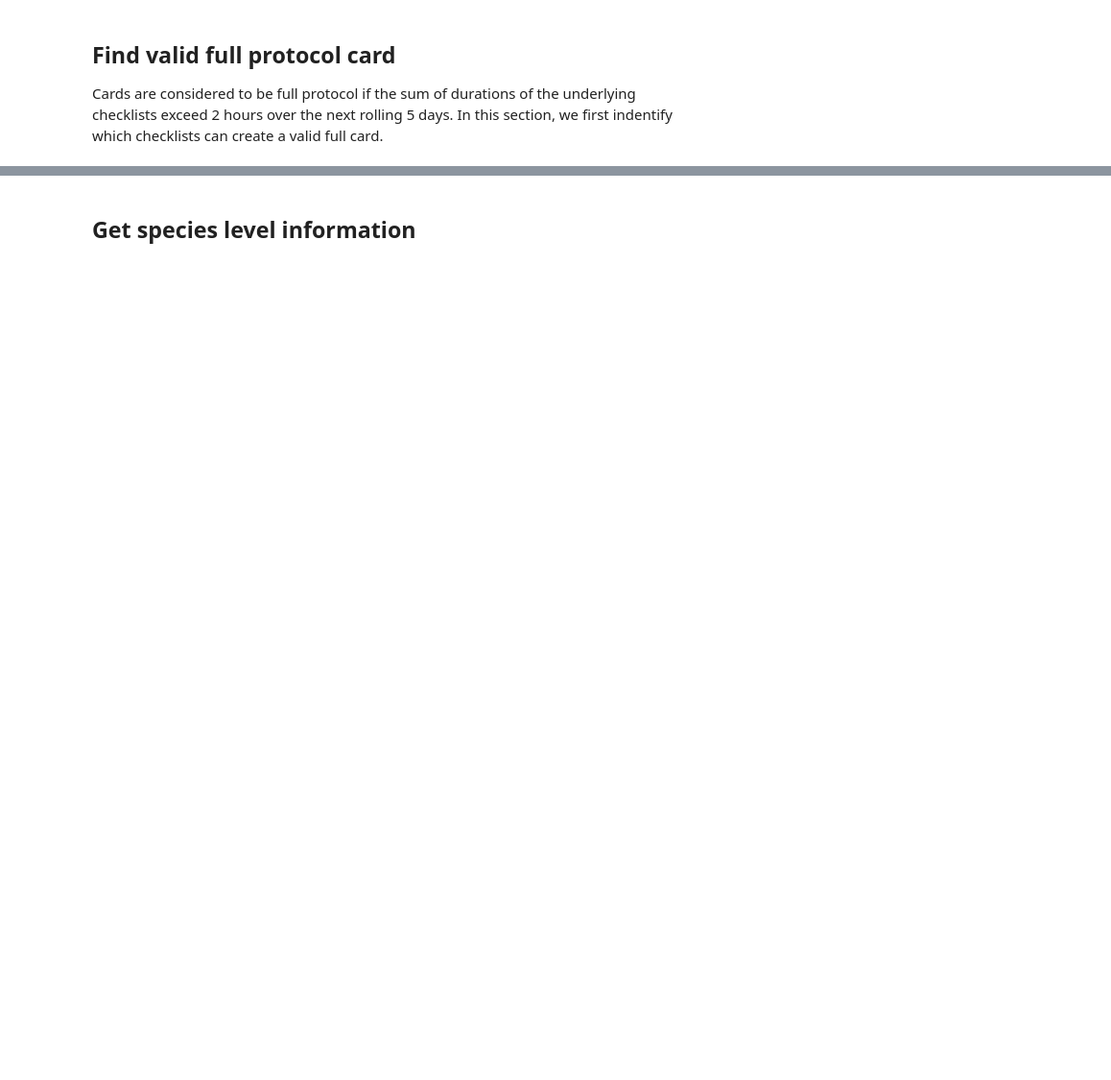
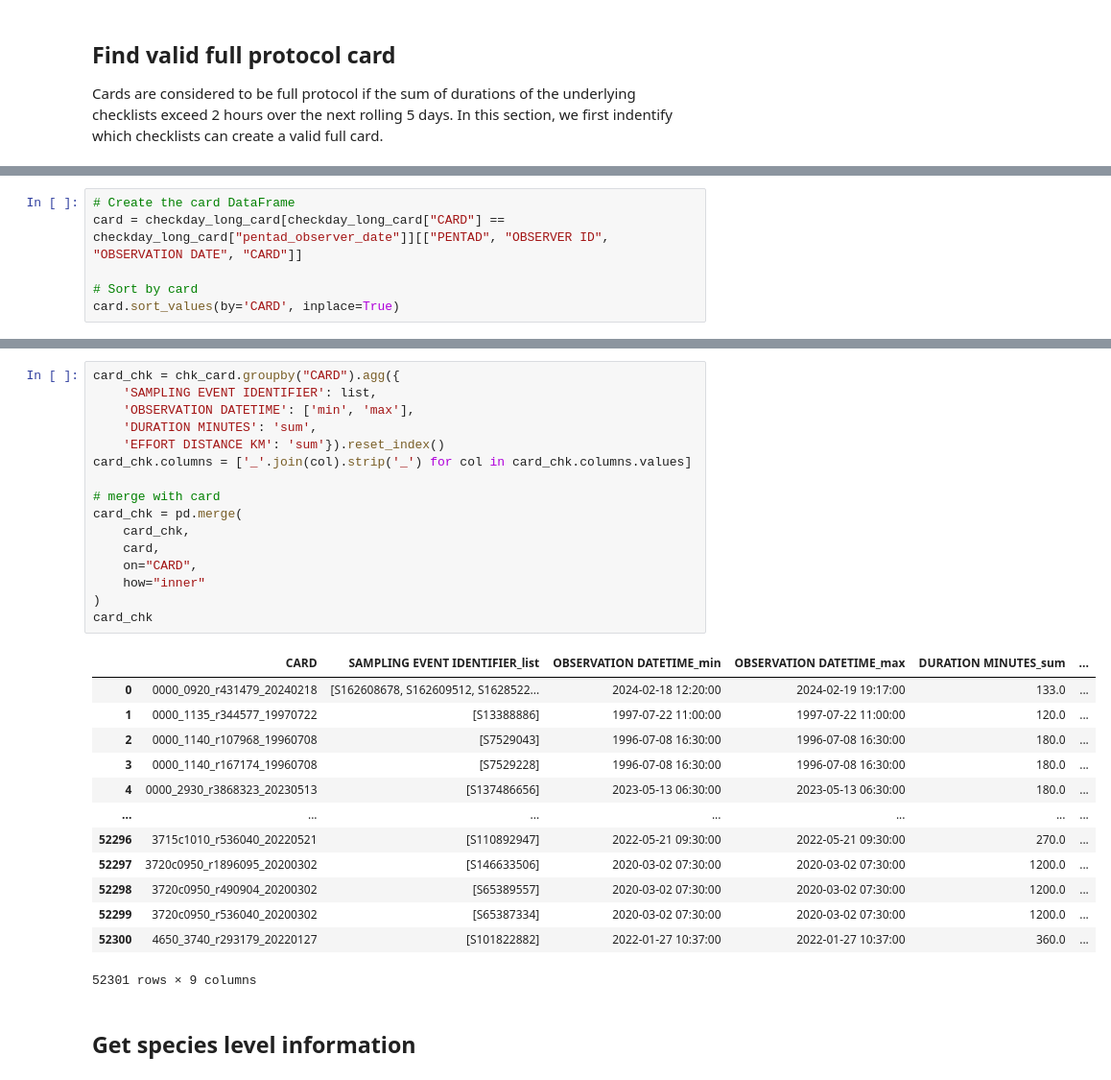
Before and after one commit to Rafnuss/eBird2ABAP, a Jupyter notebook: notebook/eBird2Card.ipynb, the cells around one changed output, grey strips where cells are left out. Shown: that part at 96% size. Saved outputs shown, nothing was run; the diff lists cells and outputs as text; blank space fills up the shorter version.

```diff
--- a/notebook/eBird2Card.ipynb
+++ b/notebook/eBird2Card.ipynb
@@ -131,0 +162,6 @@ card.sort_values(by='CARD', inplace=True)
+# %%
+# Create the card DataFrame
+card = checkday_long_card[checkday_long_card["CARD"] == checkday_long_card["pentad_observer_date"]][["PENTAD", "OBSERVER ID", "OBSERVATION DATE", "CARD"]]
+
+# Sort by card
+card.sort_values(by='CARD', inplace=True)
@@ -183,3 +201,33 @@ for index, row in card.iterrows():
+# %%
+card_chk = chk_card.groupby("CARD").agg({
+    'SAMPLING EVENT IDENTIFIER': list,
+    'OBSERVATION DATETIME': ['min', 'max'],
+    'DURATION MINUTES': 'sum',
+    'EFFORT DISTANCE KM': 'sum'}).reset_index()
+card_chk.columns = ['_'.join(col).strip('_') for col in card_chk.columns.values]
+
+# merge with card
+card_chk = pd.merge(
+    card_chk,
+    card,
+    on="CARD",
+    how="inner"
+)
+card_chk
+# %% [output]
+|  | CARD | SAMPLING EVENT IDENTIFIER_list | OBSERVATION DATETIME_min | OBSERVATION DATETIME_max | DURATION MINUTES_sum | ... |
+| 0 | 0000_0920_r431479_20240218 | [S162608678, S162609512, S1628522... | 2024-02-18 12:20:00 | 2024-02-19 19:17:00 | 133.0 | ... |
+| 1 | 0000_1135_r344577_19970722 | [S13388886] | 1997-07-22 11:00:00 | 1997-07-22 11:00:00 | 120.0 | ... |
+| 2 | 0000_1140_r107968_19960708 | [S7529043] | 1996-07-08 16:30:00 | 1996-07-08 16:30:00 | 180.0 | ... |
+| 3 | 0000_1140_r167174_19960708 | [S7529228] | 1996-07-08 16:30:00 | 1996-07-08 16:30:00 | 180.0 | ... |
+| 4 | 0000_2930_r3868323_20230513 | [S137486656] | 2023-05-13 06:30:00 | 2023-05-13 06:30:00 | 180.0 | ... |
+| ... | ... | ... | ... | ... | ... | ... |
+| 52296 | 3715c1010_r536040_20220521 | [S110892947] | 2022-05-21 09:30:00 | 2022-05-21 09:30:00 | 270.0 | ... |
+| 52297 | 3720c0950_r1896095_20200302 | [S146633506] | 2020-03-02 07:30:00 | 2020-03-02 07:30:00 | 1200.0 | ... |
+| 52298 | 3720c0950_r490904_20200302 | [S65389557] | 2020-03-02 07:30:00 | 2020-03-02 07:30:00 | 1200.0 | ... |
+| 52299 | 3720c0950_r536040_20200302 | [S65387334] | 2020-03-02 07:30:00 | 2020-03-02 07:30:00 | 1200.0 | ... |
+| 52300 | 4650_3740_r293179_20220127 | [S101822882] | 2022-01-27 10:37:00 | 2022-01-27 10:37:00 | 360.0 | ... |
+52301 rows × 9 columns
 # %% [markdown]
 ## Get species level information
 # %%
```
Also changed, not shown: parts of 27 cells of this notebook, 1 other file.
